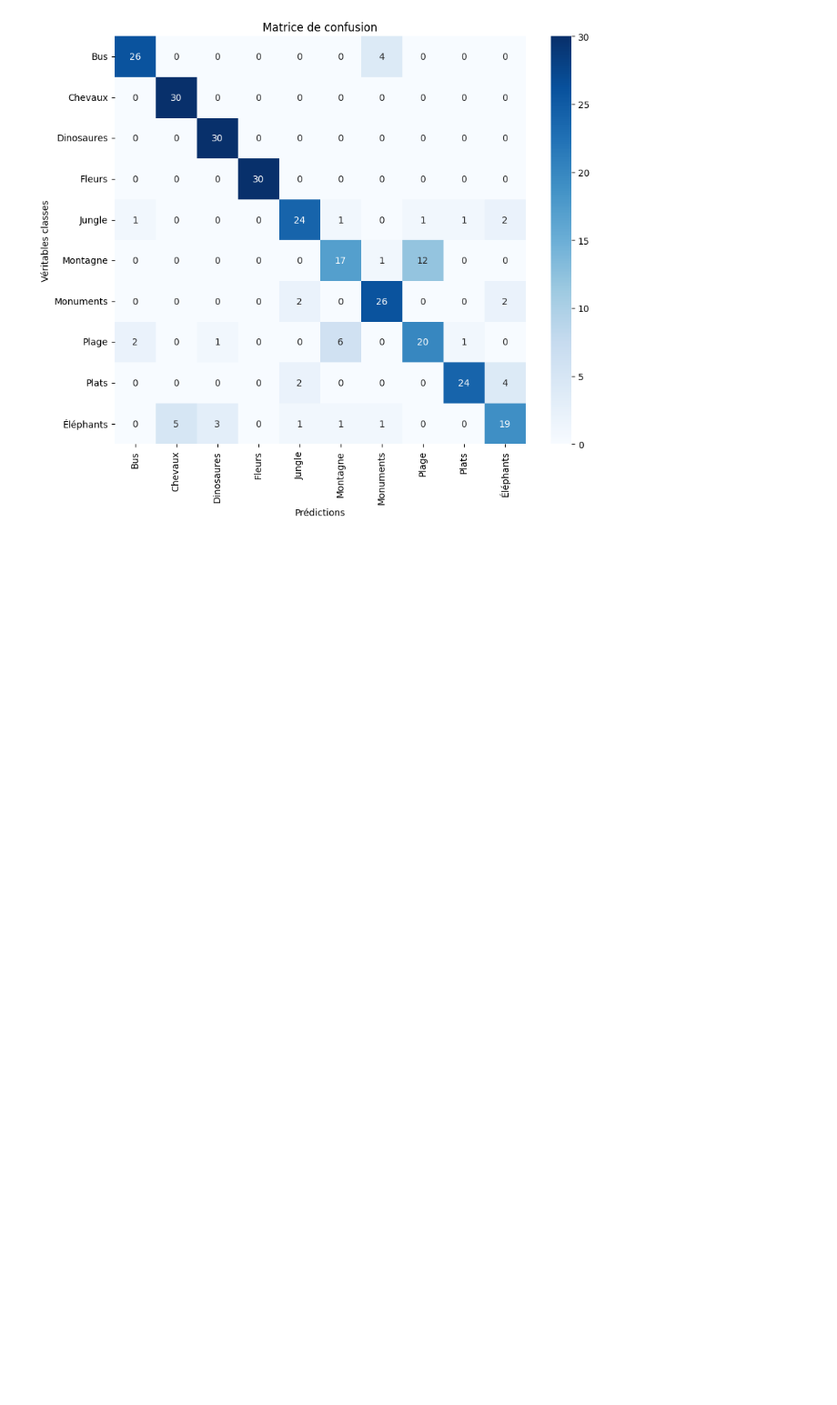
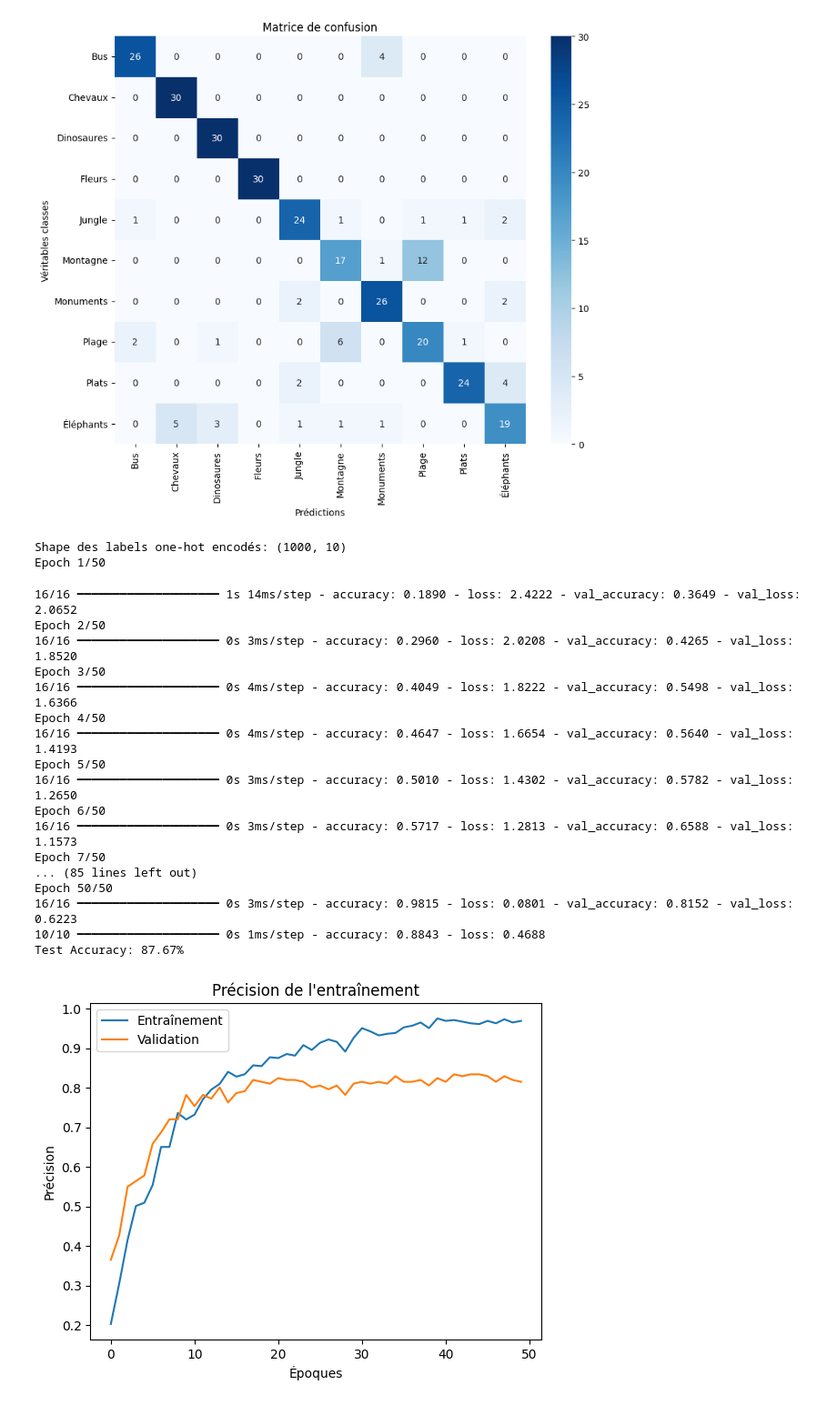
Before and after one commit to MatheoRoucheCNAM/ADNN_PROJET_1, a Jupyter notebook: Discrimination_image.ipynb, the cells around one changed output. Shown at 91% size. Drawn from its saved outputs; the diff is of its cells as text; code cells hidden in the pictures; blank space fills up the shorter version.

```diff
--- a/Discrimination_image.ipynb
+++ b/Discrimination_image.ipynb
@@ -314,0 +385,23 @@ Test Accuracy: 82.00%
+# %%
+train_and_evaluate_mlp_with_dropout(descriptors=descriptors_efficace, labels=labels, dropout_rate=0.2)
+# %% [output]
+Shape des labels one-hot encodés: (1000, 10)
+Epoch 1/50
+16/16 ━━━━━━━━━━━━━━━━━━━━ 1s 14ms/step - accuracy: 0.1890 - loss: 2.4222 - val_accuracy: 0.3649 - val_loss: 2.0652
+Epoch 2/50
+16/16 ━━━━━━━━━━━━━━━━━━━━ 0s 3ms/step - accuracy: 0.2960 - loss: 2.0208 - val_accuracy: 0.4265 - val_loss: 1.8520
+Epoch 3/50
+16/16 ━━━━━━━━━━━━━━━━━━━━ 0s 4ms/step - accuracy: 0.4049 - loss: 1.8222 - val_accuracy: 0.5498 - val_loss: 1.6366
+Epoch 4/50
+16/16 ━━━━━━━━━━━━━━━━━━━━ 0s 4ms/step - accuracy: 0.4647 - loss: 1.6654 - val_accuracy: 0.5640 - val_loss: 1.4193
+Epoch 5/50
+16/16 ━━━━━━━━━━━━━━━━━━━━ 0s 3ms/step - accuracy: 0.5010 - loss: 1.4302 - val_accuracy: 0.5782 - val_loss: 1.2650
+Epoch 6/50
+16/16 ━━━━━━━━━━━━━━━━━━━━ 0s 3ms/step - accuracy: 0.5717 - loss: 1.2813 - val_accuracy: 0.6588 - val_loss: 1.1573
+Epoch 7/50
+... (85 lines left out)
+Epoch 50/50
+16/16 ━━━━━━━━━━━━━━━━━━━━ 0s 3ms/step - accuracy: 0.9815 - loss: 0.0801 - val_accuracy: 0.8152 - val_loss: 0.6223
+10/10 ━━━━━━━━━━━━━━━━━━━━ 0s 1ms/step - accuracy: 0.8843 - loss: 0.4688
+Test Accuracy: 87.67%
+[figure, added]
```
Also changed, not shown: parts of 6 cells of this notebook.
